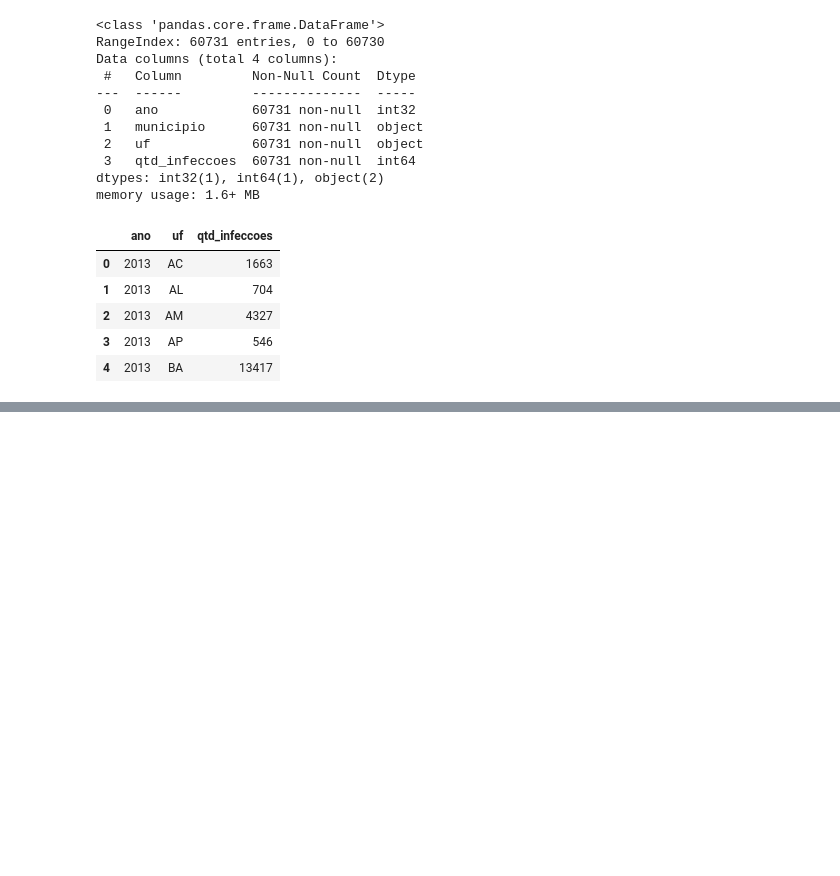
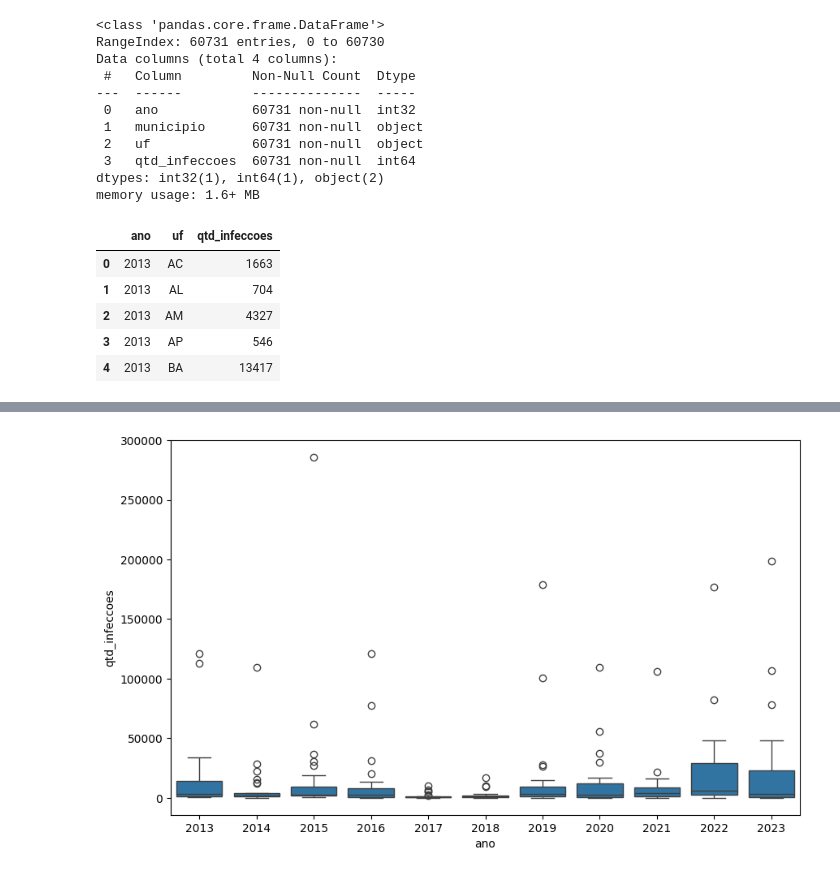
Before and after one commit to AleLucasG/Pos_Tech_FIAP_Data_Analytics, a Jupyter notebook: 01-data-analytics/handson/handson-01-analise-dados-storytelling/Dengue_Brasil.ipynb, the cells around one changed output, grey strips where cells are left out. Drawn from its saved outputs; the diff is of its cells as text; code cells hidden in the pictures; blank space fills up the shorter version.

```diff
--- a/01-data-analytics/handson/handson-01-analise-dados-storytelling/Dengue_Brasil.ipynb
+++ b/01-data-analytics/handson/handson-01-analise-dados-storytelling/Dengue_Brasil.ipynb
@@ -161,0 +209,12 @@ infeccoes_estado.head()
+# %%
+plt.figure(figsize=(10, 6))
+# Cria um boxplot para analisar a distribuição das infecções por ano, permitindo visualizar variações, mediana e outliers ao longo do tempo
+sns.boxplot(data = infeccoes_estado, x = 'ano', y = 'qtd_infeccoes')
+plt.show()
+
+# Interpretação do boxplot:
+# Caixa (box) → intervalo interquartil (Q1 a Q3)
+# Linha central → mediana
+# Pontos (bolinhas) → outliers (valores fora do padrão)
+# %% [output]
+[figure, added]
```
Also changed, not shown: parts of 14 cells of this notebook.
